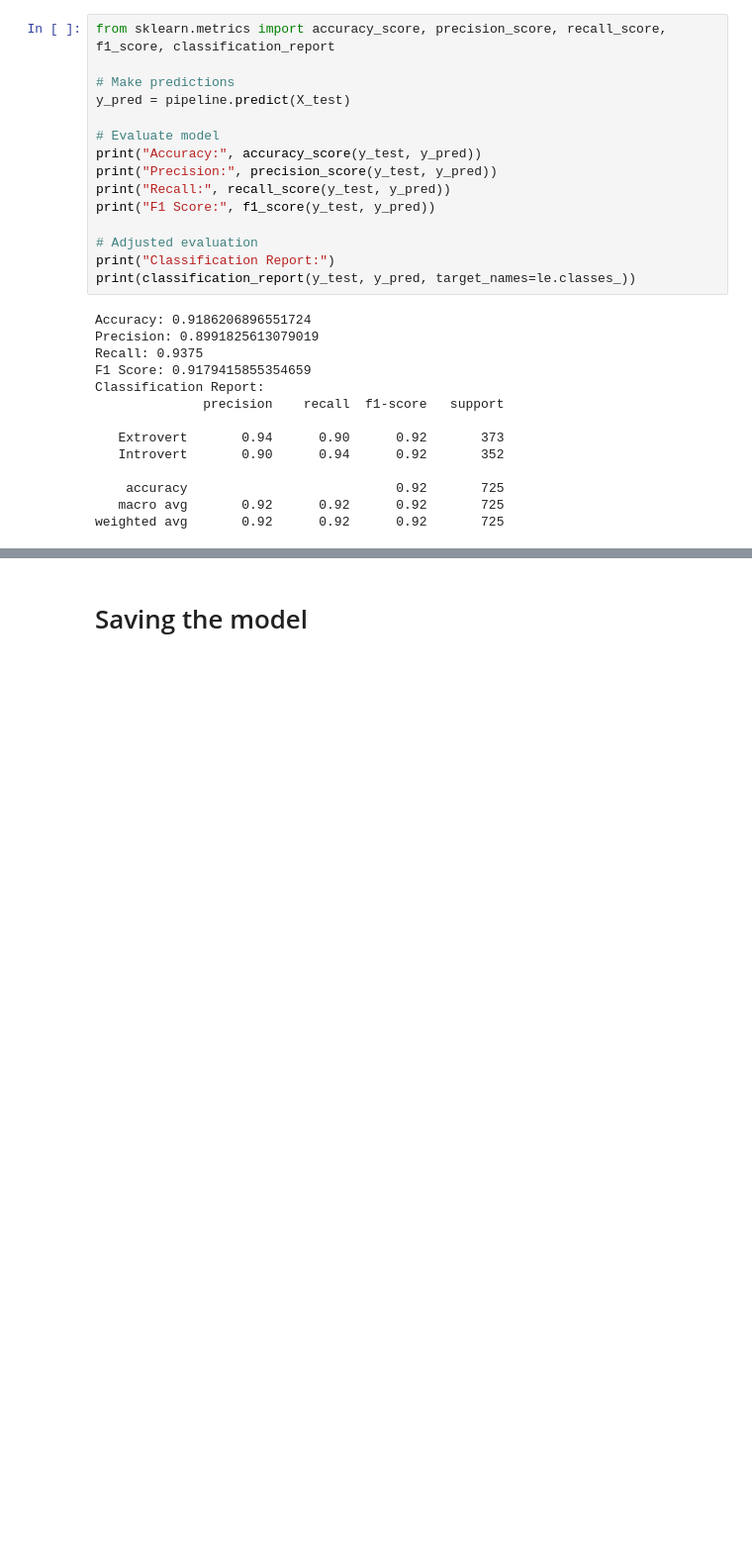
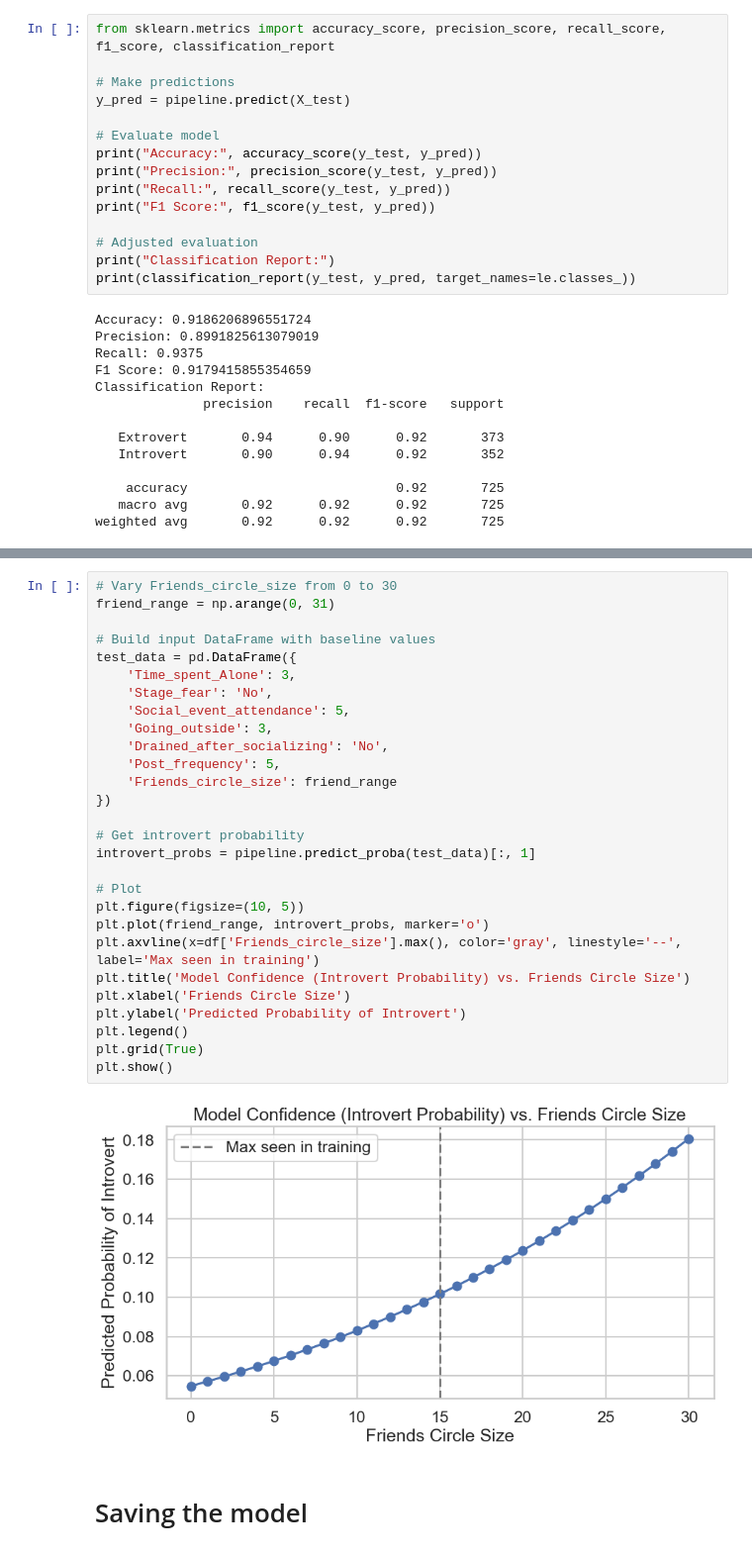
Before and after one commit to NWinocur/flask-render-self, a Jupyter notebook: src/explore.ipynb, the cells around one changed output, grey strips where cells are left out. Shown at 99% size. Cells and saved outputs as stored; diff of their text form; blank space fills up the shorter version.

```diff
--- a/src/explore.ipynb
+++ b/src/explore.ipynb
@@ -429,3 +510,33 @@ weighted avg       0.92      0.92      0.92       725
+# %%
+# Vary Friends_circle_size from 0 to 30
+friend_range = np.arange(0, 31)
+
+# Build input DataFrame with baseline values
+test_data = pd.DataFrame({
+    'Time_spent_Alone': 3,
+    'Stage_fear': 'No',
+    'Social_event_attendance': 5,
+    'Going_outside': 3,
+    'Drained_after_socializing': 'No',
+    'Post_frequency': 5,
+    'Friends_circle_size': friend_range
+})
+
+# Get introvert probability
+introvert_probs = pipeline.predict_proba(test_data)[:, 1]
+
+# Plot
+plt.figure(figsize=(10, 5))
+plt.plot(friend_range, introvert_probs, marker='o')
+plt.axvline(x=df['Friends_circle_size'].max(), color='gray', linestyle='--', label='Max seen in training')
+plt.title('Model Confidence (Introvert Probability) vs. Friends Circle Size')
+plt.xlabel('Friends Circle Size')
+plt.ylabel('Predicted Probability of Introvert')
+plt.legend()
+plt.grid(True)
+plt.show()
+# %% [output]
+[figure, added]
 # %% [markdown]
 # Saving the model
 # %%
```
Also changed, not shown: parts of 5 cells of this notebook, 2 other files.
